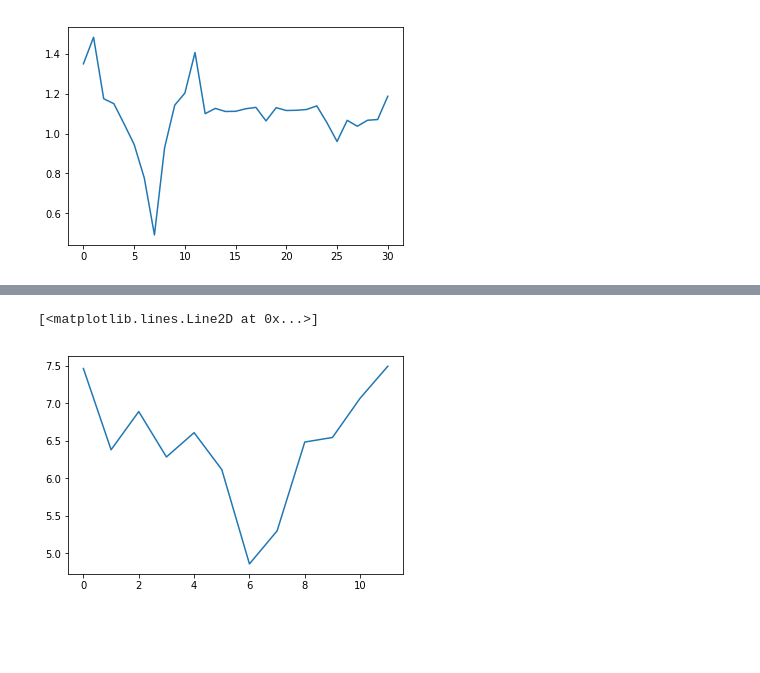
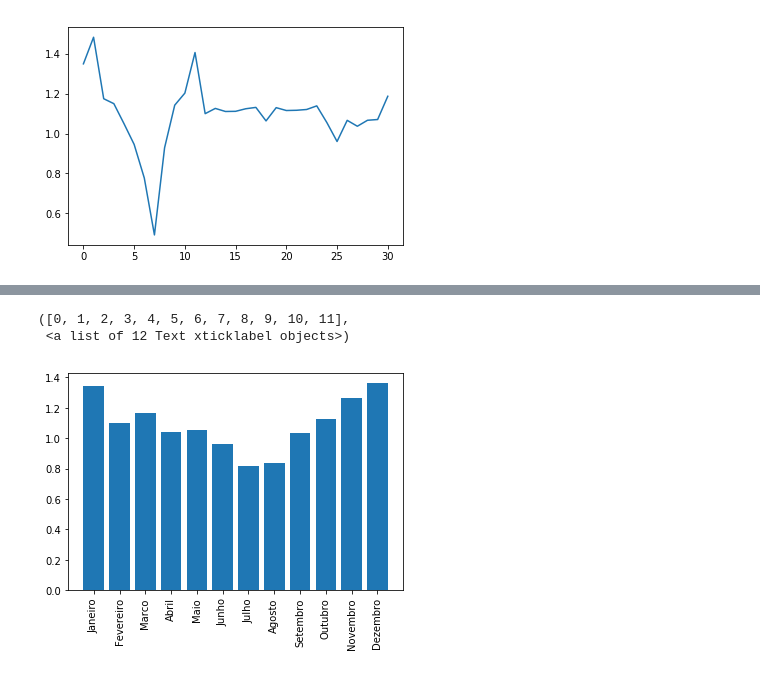
Before and after one commit to gnegrelli/test_ambar, a Jupyter notebook: test_Ambar.ipynb, the cells around one changed output, grey strips where cells are left out. Saved outputs shown, nothing was run; the diff lists cells and outputs as text; code cells hidden in the pictures; blank space fills up the shorter version.

```diff
--- a/test_Ambar.ipynb
+++ b/test_Ambar.ipynb
@@ -115,5 +146,8 @@ plt.plot(monthly_mean.values())
-# %%
-plt.plot(qmonthly_mean.values())
-# %% [output]
-[<matplotlib.lines.Line2D at 0x...>]
-[figure, removed]
+# %%
+months = ['Janeiro', 'Fevereiro', 'Marco', 'Abril', 'Maio', 'Junho', 'Julho', 'Agosto', 'Setembro', 'Outubro', 'Novembro', 'Dezembro']
+plt.bar(months, monthly_mean.values())
+plt.xticks(rotation='vertical')
+# %% [output]
+([0, 1, 2, 3, 4, 5, 6, 7, 8, 9, 10, 11],
+ <a list of 12 Text xticklabel objects>)
+[figure, added]
```
Also changed, not shown: parts of 19 cells of this notebook.
